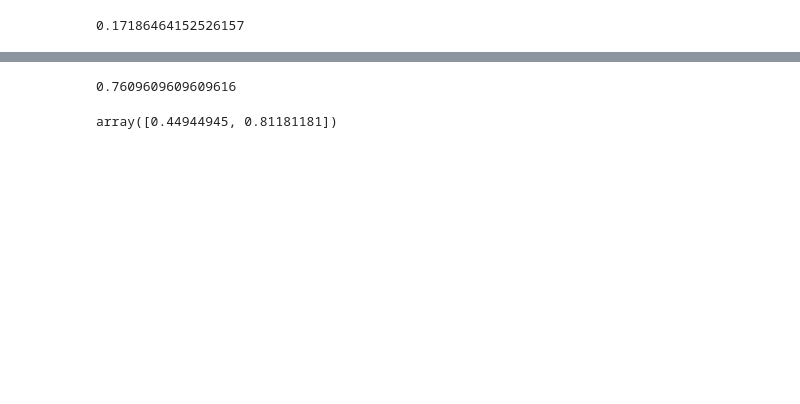
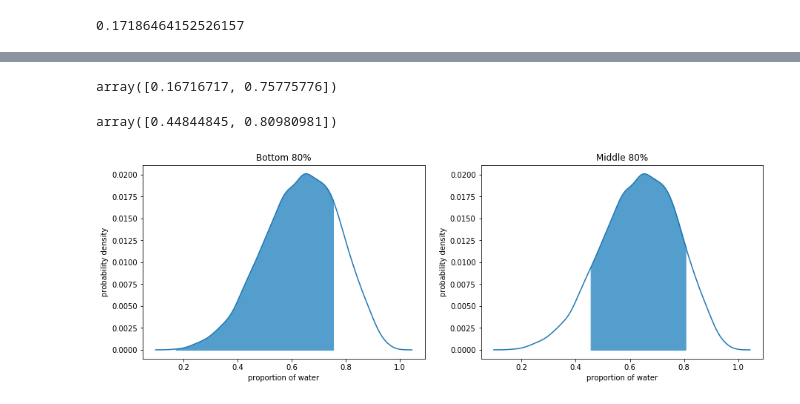
Before and after one commit to mikeviotti/Statistical_Rethinking_MV, a Jupyter notebook: Chapter_3.ipynb, the cells around one changed output, grey strips where cells are left out. Saved outputs shown, nothing was run; the diff lists cells and outputs as text; code cells hidden in the pictures; blank space fills up the shorter version.

```diff
--- a/Chapter_3.ipynb
+++ b/Chapter_3.ipynb
@@ -137,10 +224,40 @@ x
 # %%
 #R code 3.9
-np.percentile(post_samples, 80) # bottom 80% percent
+bottom_80 = np.percentile(post_samples, [0,80]) # bottom 80% percent
+bottom_80
 # %% [output]
-0.7609609609609616
+array([0.16716717, 0.75775776])
 # %%
 #R code 3.10
-np.percentile(post_samples, [10, 90]) # middle 80%
+middle_80 = np.percentile(post_samples, [10, 90]) # middle 80%
+middle_80
 # %% [output]
-array([0.44944945, 0.81181181])
+array([0.44844845, 0.80980981])
+# %%
+# Intervals of defined mass
+
+density_line = density_curve.get_lines()[-1]  # this pulls the line from the plot
+density_data_x, density_data_y = density_line.get_data()
+density_data_y_normalized = density_data_y / density_data_y.sum()
+
+
+fig_2 = plt.figure(2, figsize=(15, 4.8))
+
+chart_2_to_shade = np.array([bottom_80[0] < i < bottom_80[1] for i in density_data_x])
+chart_2 = fig_2.add_subplot(121)
+chart_2.plot(density_data_x, density_data_y_normalized)
+chart_2.set_ylabel('probability density')
+chart_2.set_xlabel('proportion of water')
+chart_2.fill_between(density_data_x, density_data_y_normalized, where=chart_2_to_shade, color='#539ecd')
+chart_2.set_title("Bottom 80%")
+
+chart_3_to_shade = np.array([middle_80[0] < i < middle_80[1] for i in density_data_x])
+chart_3 = fig_2.add_subplot(122)
+chart_3.plot(density_data_x, density_data_y_normalized)
+chart_3.set_ylabel('probability density')
+chart_3.set_xlabel('proportion of water')
+chart_3.fill_between(density_data_x, density_data_y_normalized, where=chart_3_to_shade, color='#539ecd')
+chart_3.set_title("Middle 80%")
+plt.show()
+# %% [output]
+[figure, added]
```
Also changed, not shown: parts of 64 cells of this notebook, 14 other files.
